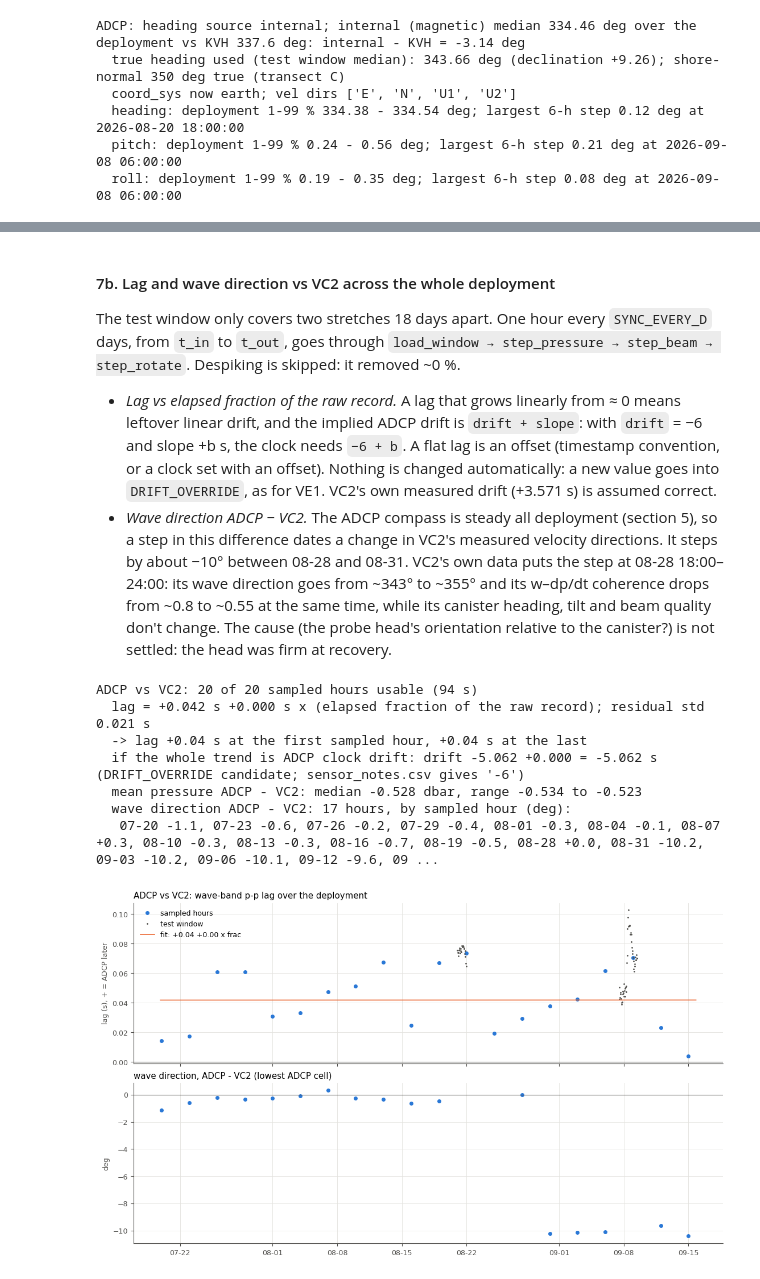
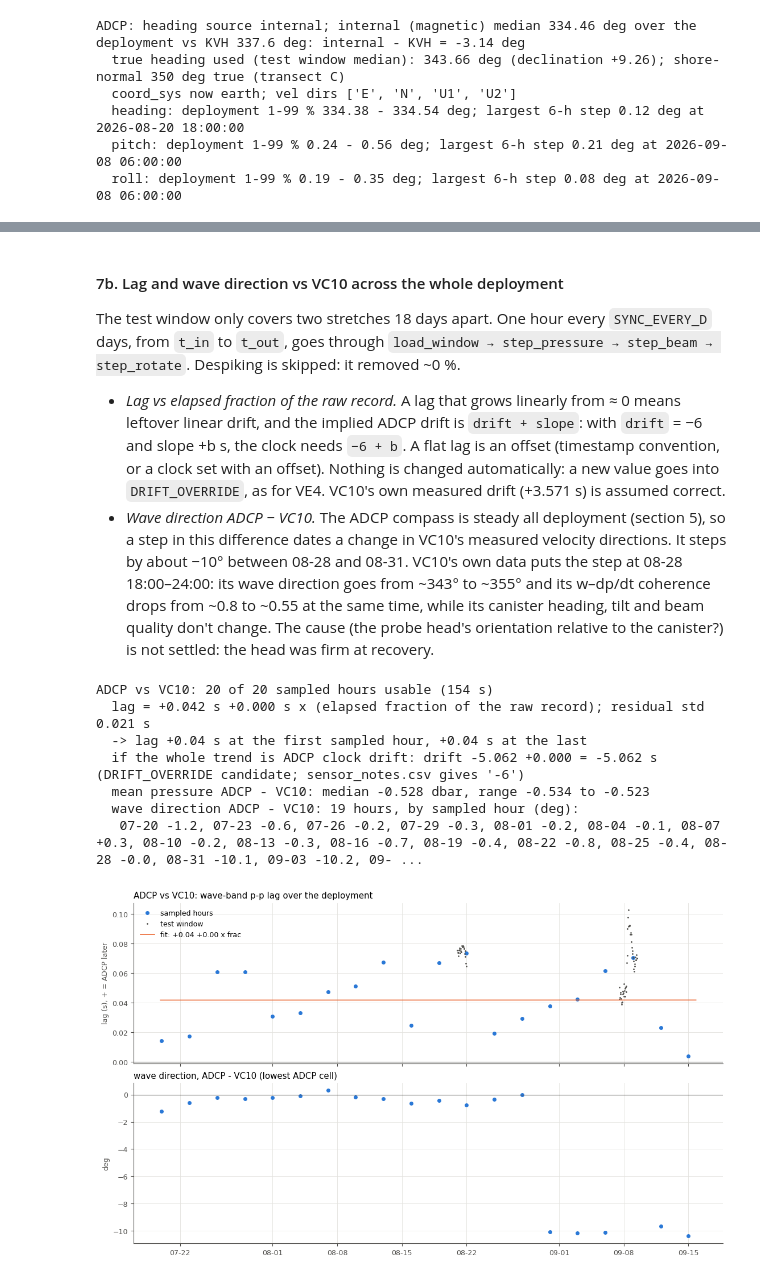
Before and after one commit to isidora-rojas/4EWA, a Jupyter notebook: processing/qc_runs/adcp_QC_full.ipynb, the cells around one changed output, grey strips where cells are left out. Saved outputs shown, nothing was run; the diff lists cells and outputs as text; code cells hidden in the pictures.

```diff
--- a/processing/qc_runs/adcp_QC_full.ipynb
+++ b/processing/qc_runs/adcp_QC_full.ipynb
@@ -1014,7 +941,7 @@ ADCP: heading source internal; internal (magnetic) median 334.46 deg over the de
   pitch: deployment 1-99 % 0.24 - 0.56 deg; largest 6-h step 0.21 deg at 2026-09-08 06:00:00
   roll: deployment 1-99 % 0.19 - 0.35 deg; largest 6-h step 0.08 deg at 2026-09-08 06:00:00
 # %%
-##-----rotation checks: vertical sign, wave direction (vs VC2), current axis-----##
+##-----rotation checks: vertical sign, wave direction (vs VC10), current axis-----##
 f_c = np.fft.rfftfreq(n_use, 1 / fs)
 wb = (f_c >= 0.05) & (f_c <= 0.3)
 V = {"E": ds.u_east.values[REF_CELL], "N": ds.v_north.values[REF_CELL], "U": ds.w.values[REF_CELL],
@@ -1040,8 +967,8 @@ def circ_mean(a, w=None):
     return np.degrees(np.arctan2(np.sum(w * np.sin(r)), np.sum(w * np.cos(r)))) % 360
 
 wave_dir_mean = circ_mean(wv.wave_dir.values, wv.p_amp.values ** 2)
-# the co-located Vector (VC2): hourly wave direction from its own section 5
-vc = xr.open_dataset(qc_dir / f"{SYNC_SENSOR}_rotate.nc")
+# the co-located Vector (VC10): hourly wave direction from its own section 5
+vc = xr.open_dataset(qc_dir / f"{SYNC_SENSOR}_QC.nc")
 vc_dir = vc["wave_dir_h"].to_series().reindex(wv.index)
 ddir = ((wv.wave_dir - vc_dir + 180) % 360 - 180).dropna()
 
@@ -1266,12 +1213,12 @@ Both records here are drift-corrected (ADCP −6 s, VC2 +3.571 s).
   be leftover drift.
 - The mean pressure difference is the height difference between the two pressure sensors, in m of water.
 # %%
-##-----ADCP vs VC2: wave-band lag and mean pressure-----##
+##-----ADCP vs VC10: wave-band lag and mean pressure-----##
 vp = vc["p"]
 
 def sync_lag(t_a, p_a, h):
     """Wave-band lag (s, + = ADCP later) and mean pressure difference (dbar) of the ADCP series
-    (t_a, p_a) against VC2 over clock hour h. NaN if VC2 has no clean hour there."""
+    (t_a, p_a) against VC10 over clock hour h. NaN if VC10 has no clean hour there."""
     pv = vp.sel(time=slice(h, h + pd.Timedelta(hours=1) - pd.Timedelta(microseconds=1)))
     if pv.size < 7000 or np.isnan(pv.values).any():
         return np.nan, np.nan
@@ -1281,7 +1228,7 @@ def sync_lag(t_a, p_a, h):
     band = (fv >= 0.05) & (fv <= 0.3)
     A = np.fft.rfft(pa - pa.mean()); B = np.fft.rfft(pv.values - pv.values.mean())
     A[~band] = 0; B[~band] = 0
-    xc = np.fft.irfft(A * np.conj(B), n=pv.size)            # xc[k]: ADCP at t vs VC2 at t - k/2 s
+    xc = np.fft.irfft(A * np.conj(B), n=pv.size)            # xc[k]: ADCP at t vs VC10 at t - k/2 s
     xc = np.r_[xc[-int(2 * SYNC_MAX_LAG):], xc[:int(2 * SYNC_MAX_LAG) + 1]]
     lg = np.arange(-int(2 * SYNC_MAX_LAG), int(2 * SYNC_MAX_LAG) + 1) * 0.5
     i = np.argmax(xc)
@@ -1314,6 +1261,6 @@ axs[1].plot(sy.index, 100 * sy.dp_dbar * 1e4 / (RHO * GRAV), "o", ms=3, color=SE
 axs[1].set_ylabel("cm of water")
 axs[1].set_title(f"mean p, ADCP - {SYNC_SENSOR}", loc="left")
 axs[1].xaxis.set_major_formatter(mdates.DateFormatter("%m-%d"))
-fig.savefig(fig_dir / f"{sensor_id}_clock_vc2.png", dpi=150)
+fig.savefig(fig_dir / f"{sensor_id}_clock_vc10.png", dpi=150)
 plt.show()
 # %% [output]
@@ -1324,25 +1271,25 @@ ADCP vs VC2: 71 hours; wave-band lag median +0.072 s (IQR +0.051 to +0.077); tre
 [figure]
 # %% [markdown]
-#### 7b. Lag and wave direction vs VC2 across the whole deployment
+#### 7b. Lag and wave direction vs VC10 across the whole deployment
 The test window only covers two stretches 18 days apart. One hour every `SYNC_EVERY_D` days, from `t_in` to `t_out`,
 goes through `load_window → step_pressure → step_beam → step_rotate`. Despiking is skipped: it removed ~0 %.
 - *Lag vs elapsed fraction of the raw record.* A lag that grows linearly from ≈ 0 means leftover linear drift, and the
   implied ADCP drift is `drift + slope`: with `drift` = −6 and slope +b s, the clock needs `−6 + b`. A flat lag is an
   offset (timestamp convention, or a clock set with an offset). Nothing is changed automatically: a new value
-  goes into `DRIFT_OVERRIDE`, as for VE1. VC2's own measured drift (+3.571 s) is assumed correct.
-- *Wave direction ADCP − VC2.* The ADCP compass is steady all deployment (section 5), so a step in this
-  difference dates a change in VC2's measured velocity directions. It steps by about −10° between 08-28 and 08-31.
-  VC2's own data puts the step at 08-28 18:00–24:00: its wave direction goes from ~343° to ~355° and its w–dp/dt
+  goes into `DRIFT_OVERRIDE`, as for VE4. VC10's own measured drift (+3.571 s) is assumed correct.
+- *Wave direction ADCP − VC10.* The ADCP compass is steady all deployment (section 5), so a step in this
+  difference dates a change in VC10's measured velocity directions. It steps by about −10° between 08-28 and 08-31.
+  VC10's own data puts the step at 08-28 18:00–24:00: its wave direction goes from ~343° to ~355° and its w–dp/dt
   coherence drops from ~0.8 to ~0.55 at the same time, while its canister heading, tilt and beam quality don't
   change. The cause (the probe head's orientation relative to the canister?) is not settled: the head was firm at
   recovery.
 # %%
-##-----7b. lag + wave direction vs VC2, one hour every SYNC_EVERY_D days-----##
+##-----7b. lag + wave direction vs VC10, one hour every SYNC_EVERY_D days-----##
 SYNC_EVERY_D = 3
 
 def wave_dir_hour(E, N, p):
-    # direction of travel (deg true) from the p-u, p-v co-spectra in 0.05-0.3 Hz. Without the despike step
-    # the corr-gate gaps are not filled, so short NaN runs are interpolated here (NaN if > NAN_MAX_FRAC)
+    # direction of travel (deg true) from the p-u, p-v co-spectra in 0.05-0.3 Hz. Any NaN left (surface-masked
+    # samples) is interpolated here (NaN if > NAN_MAX_FRAC)
     if max(np.isnan(E).mean(), np.isnan(N).mean(), np.isnan(p).mean()) > NAN_MAX_FRAC:
         return np.nan
     E, N, p = (pd.Series(x).interpolate(limit_direction="both").values for x in (E, N, p))
@@ -1357,7 +1304,8 @@ for h in samp:
     d = load_window(h, h + pd.Timedelta(hours=1))
     if d.sizes["time"] < n_use:
         continue
-    d = step_rotate(step_beam(step_pressure(d)))
+    brk_h = np.r_[False, np.diff(d.time.values) / np.timedelta64(1, "s") > 0.5]
+    d = step_rotate(step_replace(step_beam(step_pressure(d)), brk_h))
     p1 = d.pressure.values.astype(float)
     lag, dp = sync_lag(d.time.values, p1, h)
     wd = wave_dir_hour(d.u_east.values[REF_CELL, :n_use].astype(float), d.v_north.values[REF_CELL, :n_use].astype(float),
@@ -1365,46 +1313,46 @@ for h in samp:
     rows.append((h, lag, dp, wd, vc_dir_all.get(h, np.nan),
                  float((pd.Timestamp(h) - pd.Timestamp(t_raw0)) / (pd.Timestamp(t_raw1) - pd.Timestamp(t_raw0)))))
     del d
-rec = pd.DataFrame(rows, columns=["hour", "lag_s", "dp_dbar", "dir_adcp", "dir_vc2", "frac"]).set_index("hour")
-rec["ddir"] = (rec.dir_adcp - rec.dir_vc2 + 180) % 360 - 180
+rec = pd.DataFrame(rows, columns=["hour", "lag_s", "dp_dbar", "dir_adcp", "dir_vc10", "frac"]).set_index("hour")
+rec["ddir"] = (rec.dir_adcp - rec.dir_vc10 + 180) % 360 - 180
 ok_l = rec.lag_s.notna()
 slope, icpt = np.polyfit(rec.frac[ok_l], rec.lag_s[ok_l], 1)
 res = rec.lag_s[ok_l] - (icpt + slope * rec.frac[ok_l])
 print(f"{sensor_id} vs {SYNC_SENSOR}: {ok_l.sum()} of {len(samp)} sampled hours usable ({time.time() - t0_:.0f} s)")
 print(f"  lag = {icpt:+.3f} s {slope:+.3f} s x (elapsed fraction of the raw record); residual std {res.std():.3f} s")
 print(f"  -> lag {icpt + slope * rec.frac[ok_l].min():+.2f} s at the first sampled hour, {icpt + slope * rec.frac[ok_l].max():+.2f} s at the last")
 print(f"  if the whole trend is ADCP clock drift: drift {drift:+.3f} {slope:+.3f} = {drift + slope:+.3f} s "
       f"(DRIFT_OVERRIDE candidate; sensor_notes.csv gives '{drift_str}')")
 print(f"  mean pressure ADCP - {SYNC_SENSOR}: median {rec.dp_dbar.median():+.3f} dbar, range {rec.dp_dbar.min():+.3f} to {rec.dp_dbar.max():+.3f}")
-print(f"  wave direction ADCP - VC2: {rec.ddir.notna().sum()} hours, by sampled hour (deg):")
+print(f"  wave direction ADCP - VC10: {rec.ddir.notna().sum()} hours, by sampled hour (deg):")
 print("   " + ", ".join(f"{h:%m-%d} {v:+.1f}" for h, v in rec.ddir.dropna().items()))
 
 fig, axs = plt.subplots(2, 1, figsize=(11, 6.5), sharex=True, constrained_layout=True)
 axs[0].plot(rec.index, rec.lag_s, "o", ms=4, color=SERIES, label="sampled hours")
 axs[0].plot(sy.index, sy.lag_s, ".", ms=2, color=INK2, label="test window")
 tf = pd.date_range(t_in, t_out, periods=50)
 axs[0].plot(tf, icpt + slope * (tf - pd.Timestamp(t_raw0)) / (pd.Timestamp(t_raw1) - pd.Timestamp(t_raw0)),
             color="#eb6834", lw=1.2, label=f"fit: {icpt:+.2f} {slope:+.2f} x frac")
 axs[0].axhline(0, color=INK2, lw=0.8)
 axs[0].set_ylabel("lag (s), + = ADCP later")
 axs[0].legend(frameon=False, loc="upper left")
 axs[0].set_title(f"{sensor_id} vs {SYNC_SENSOR}: wave-band p-p lag over the deployment", loc="left")
 axs[1].plot(rec.index, rec.ddir, "o", ms=4, color=SERIES)
 axs[1].axhline(0, color=INK2, lw=0.8)
 axs[1].set_ylabel("deg")
 axs[1].set_title(f"wave direction, {sensor_id} - {SYNC_SENSOR} (lowest ADCP cell)", loc="left")
 axs[1].xaxis.set_major_formatter(mdates.DateFormatter("%m-%d"))
-fig.savefig(fig_dir / f"{sensor_id}_clock_vc2_record.png", dpi=150)
+fig.savefig(fig_dir / f"{sensor_id}_clock_vc10_record.png", dpi=150)
 plt.show()
 # %% [output]
-ADCP vs VC2: 20 of 20 sampled hours usable (94 s)
+ADCP vs VC10: 20 of 20 sampled hours usable (154 s)
   lag = +0.042 s +0.000 s x (elapsed fraction of the raw record); residual std 0.021 s
   -> lag +0.04 s at the first sampled hour, +0.04 s at the last
   if the whole trend is ADCP clock drift: drift -5.062 +0.000 = -5.062 s (DRIFT_OVERRIDE candidate; sensor_notes.csv gives '-6')
-  mean pressure ADCP - VC2: median -0.528 dbar, range -0.534 to -0.523
-  wave direction ADCP - VC2: 17 hours, by sampled hour (deg):
-   07-20 -1.1, 07-23 -0.6, 07-26 -0.2, 07-29 -0.4, 08-01 -0.3, 08-04 -0.1, 08-07 +0.3, 08-10 -0.3, 08-13 -0.3, 08-16 -0.7, 08-19 -0.5, 08-28 +0.0, 08-31 -10.2, 09-03 -10.2, 09-06 -10.1, 09-12 -9.6, 09 ...
+  mean pressure ADCP - VC10: median -0.528 dbar, range -0.534 to -0.523
+  wave direction ADCP - VC10: 19 hours, by sampled hour (deg):
+   07-20 -1.2, 07-23 -0.6, 07-26 -0.2, 07-29 -0.3, 08-01 -0.2, 08-04 -0.1, 08-07 +0.3, 08-10 -0.2, 08-13 -0.3, 08-16 -0.7, 08-19 -0.4, 08-22 -0.8, 08-25 -0.4, 08-28 -0.0, 08-31 -10.1, 09-03 -10.2, 09- ...
-[figure, old version]
+[figure, new version]
 # %% [markdown]
 ### 8. Final product (4 Hz, whole deployment)
 One netCDF file at the full 4 Hz rate: `data/processed/qc/ADCP_qc.nc`. It is written chunk by chunk
```
Also changed, not shown: parts of 26 cells of this notebook, 19 other files.
